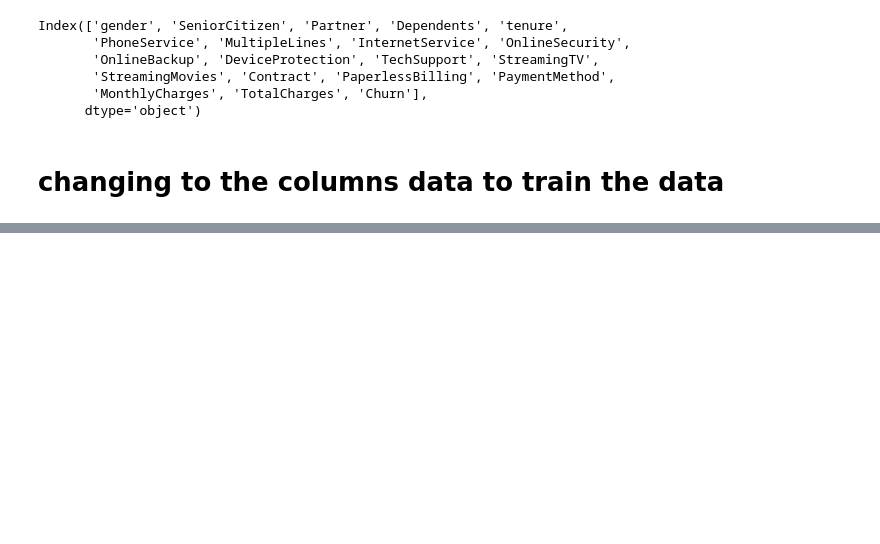
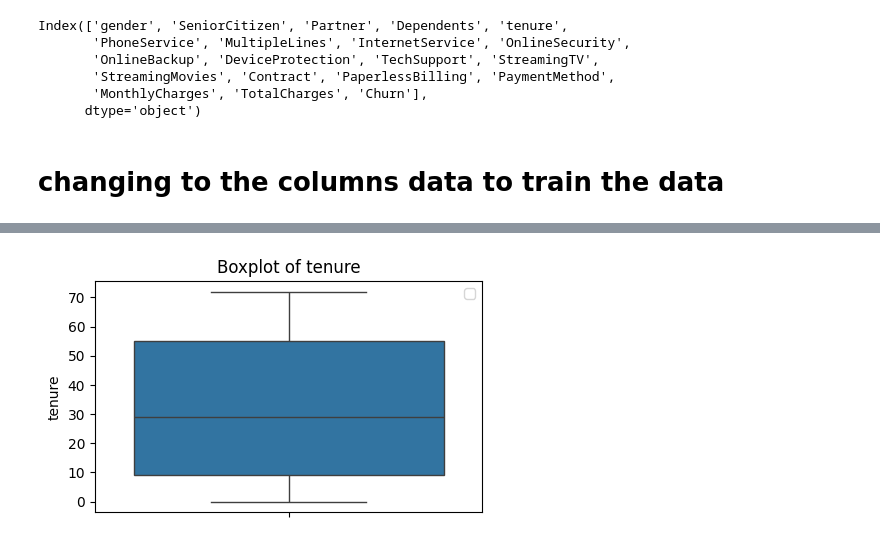
Before and after one commit to adarsh9421/Churn-prediction-system, a Jupyter notebook: churn.ipynb, the cells around one changed output, grey strips where cells are left out. Saved outputs shown, nothing was run; the diff lists cells and outputs as text; code cells hidden in the pictures; blank space fills up the shorter version.

```diff
--- a/churn.ipynb
+++ b/churn.ipynb
@@ -97,0 +186,16 @@ Index(['gender', 'SeniorCitizen', 'Partner', 'Dependents', 'tenure',
+# %%
+def plot_boxplot(df, column_name):
+    plt.figure(figsize=(5, 3))
+    sns.boxplot(df[column_name])
+    plt.title(f"Boxplot of {column_name}")
+
+    # taking mean and median of the column
+    col_mean = df[column_name].mean()
+    col_median = df[column_name].median()
+
+    plt.legend()
+    plt.show()
+# %%
+plot_boxplot(df,"tenure")
+# %% [output]
+[figure, added]
```
Also changed, not shown: parts of 19 cells of this notebook.
